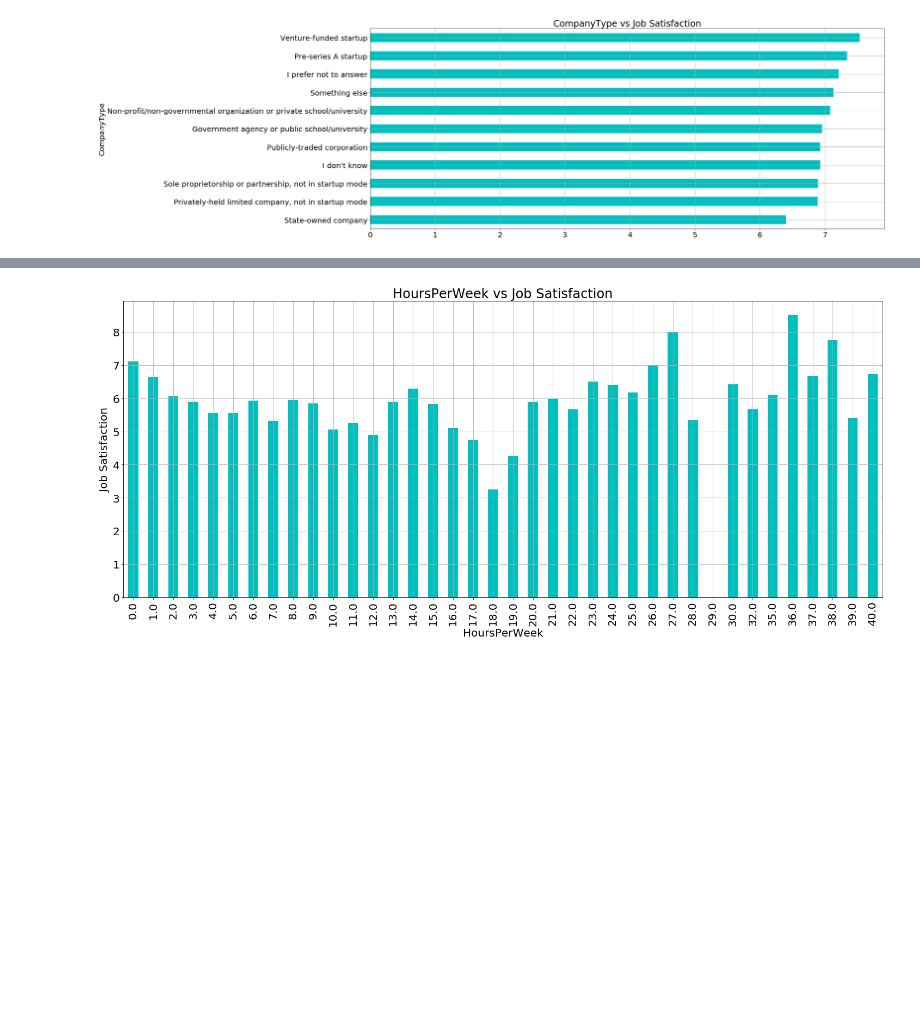
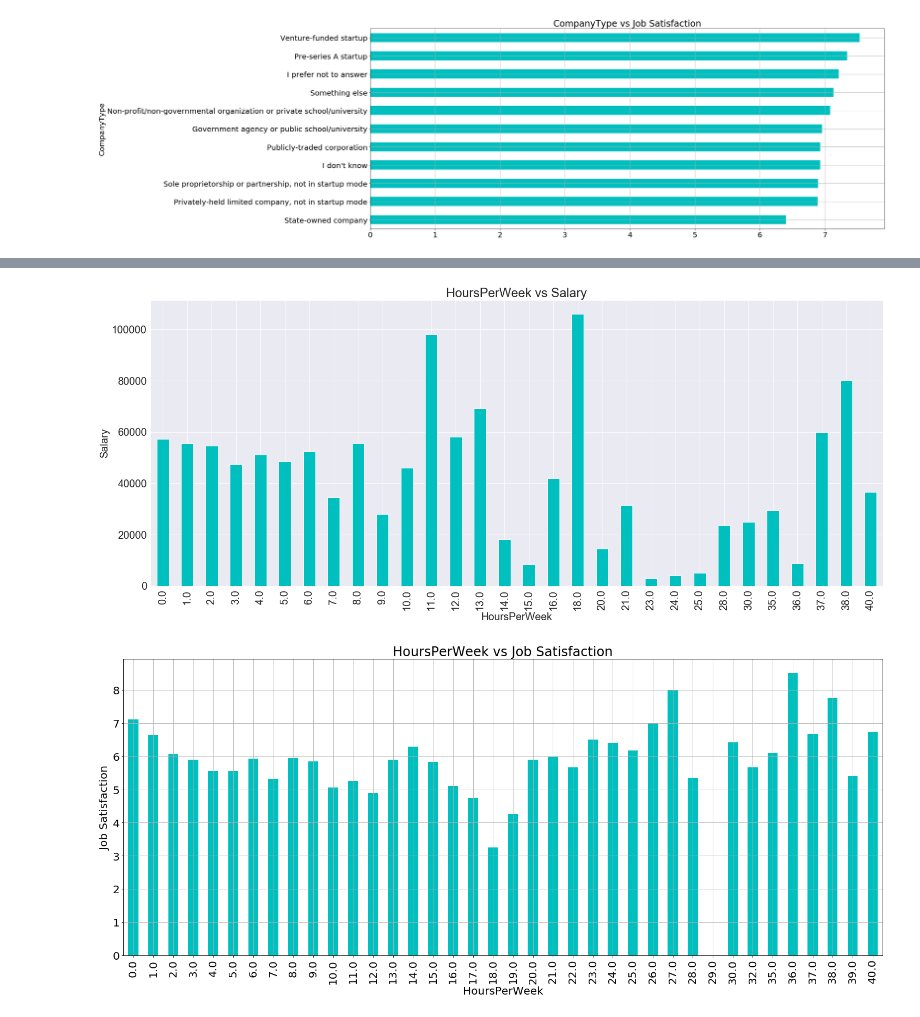
Before and after one commit to raahula/Stack-Overflow-data-2017_Survey, a Jupyter notebook: Analysis.ipynb, the cells around one changed output, grey strips where cells are left out. Cells and saved outputs as stored; diff of their text form; code cells hidden in the pictures; blank space fills up the shorter version.

```diff
--- a/Analysis.ipynb
+++ b/Analysis.ipynb
@@ -143,3 +175,9 @@ plots_series(CompanyType, 'CompanyType vs Job Satisfaction', None, 'barh', 0, 20
+# %%
+HoursPerWeek_S=df.groupby(['HoursPerWeek']).mean()['Salary'].dropna()
+# %%
+plots_series(HoursPerWeek_S, 'HoursPerWeek vs Salary', 'Salary', 'bar', 90, 20)
+# %% [output]
+[figure, added]
 # %%
 HoursPerWeek=df.groupby(['HoursPerWeek']).mean()['JobSatisfaction'].dropna()
 # %%
```
Also changed, not shown: parts of 20 cells of this notebook.
